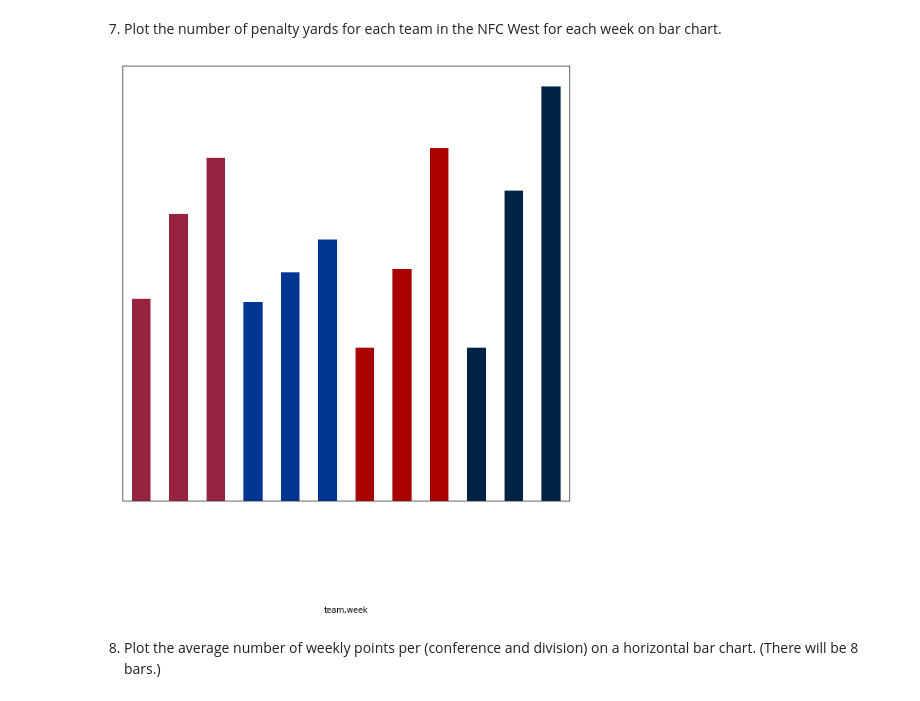
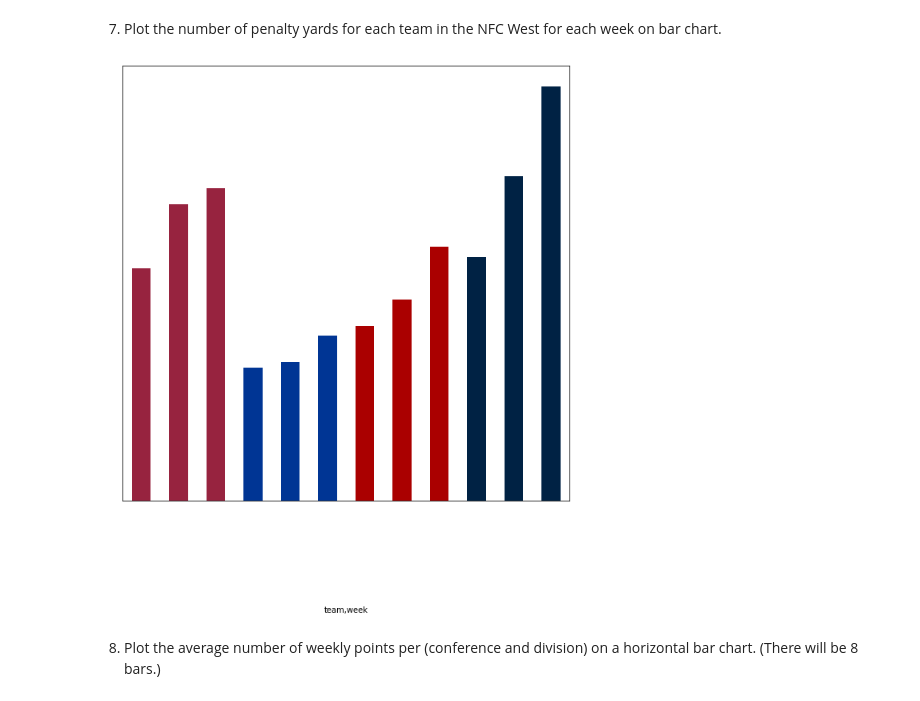
Before and after one commit to ABV-260510649/cis277-fa22-Lab5, a Jupyter notebook: Lab5.ipynb, the cells around one changed output. Saved outputs shown, nothing was run; the diff lists cells and outputs as text; code cells hidden in the pictures.

```diff
--- a/Lab5.ipynb
+++ b/Lab5.ipynb
@@ -174,13 +174,13 @@ plt.ylabel("Average Total Points", color='white', fontsize=14);
 7. Plot the number of penalty yards for each team in the NFC West for each week on bar chart.
 # %%
 plt.figure(figsize=(10, 10));
-df[(df.Conference=='NFC') & (df.Division == "West")].groupby(['team','week'])['points_scored'].mean().plot(kind='bar',
+df[(df.Conference=='NFC') & (df.Division == "West")].groupby(['team','week'])['penalty_yards'].max().plot(kind='bar',
 color=colors_merged[(colors_merged.Conference=='NFC') & (colors_merged.Division == "West")].groupby(['team','week'])['team_color'].first());
 plt.tick_params(axis="both",color="white");
 plt.xticks(color="white");
 plt.yticks(color="white");
 # %% [output]
-[figure, old version]
+[figure, new version]
 # %% [markdown]
 8. Plot the average number of weekly points per (conference and division) on a horizontal bar chart. (There will be 8 bars.)
 # %%
```
